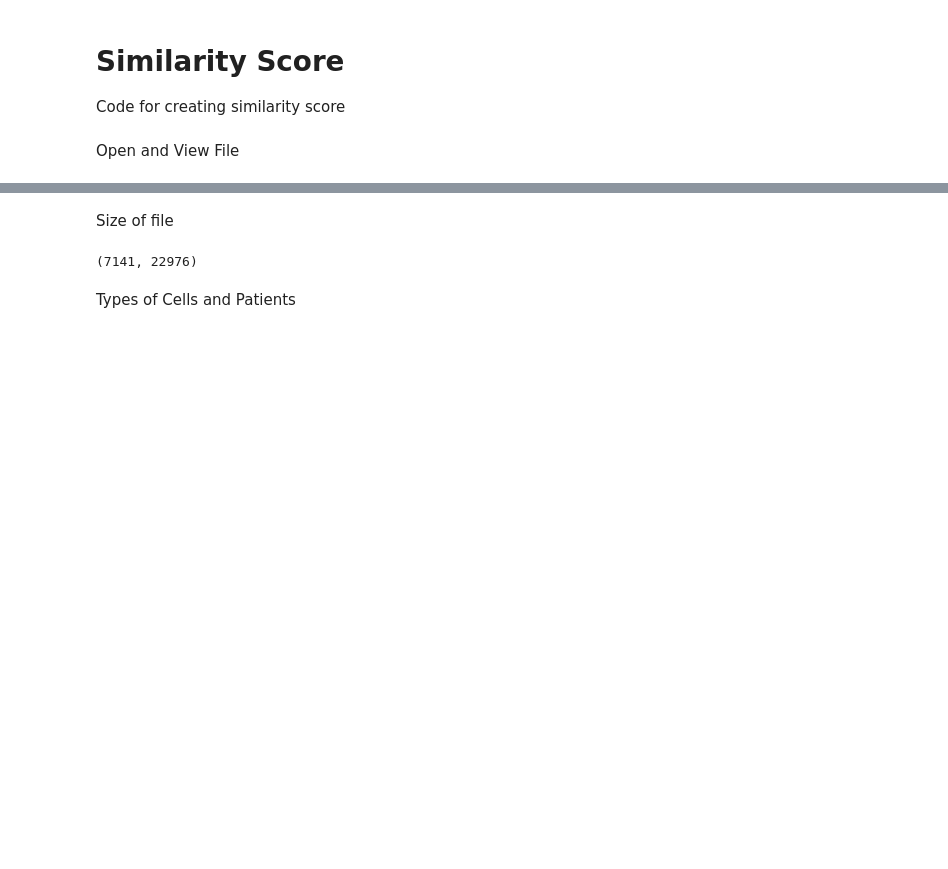
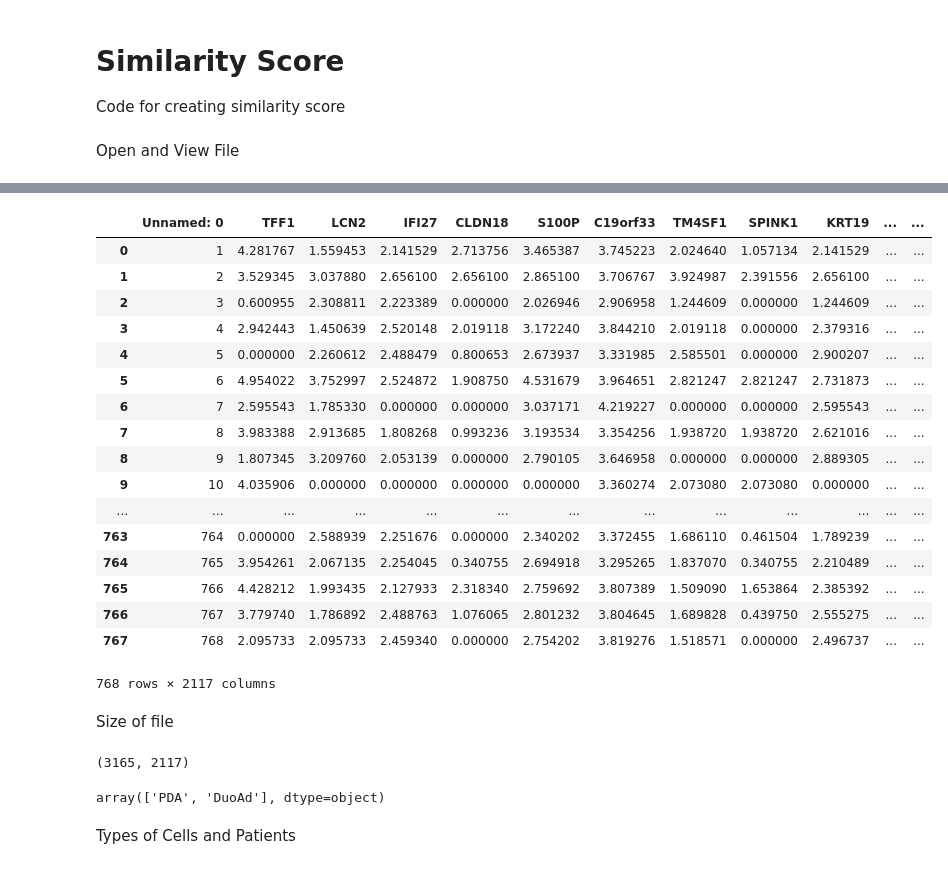
Before and after one commit to elisawarner/BIOINF590_Code, a Jupyter notebook: Elisa_Similarity_Score.ipynb, the cells around one changed output, grey strips where cells are left out. Cells and saved outputs as stored; diff of their text form; code cells hidden in the pictures; blank space fills up the shorter version.

```diff
--- a/Elisa_Similarity_Score.ipynb
+++ b/Elisa_Similarity_Score.ipynb
@@ -19,0 +9,3 @@ data.head()
+# %%
+data_epithelial = pd.read_csv('gene_filtered_matrices_no_batch/bioinf590_project_epithelial_filt.csv')
+data_epithelial
@@ -20,9 +20,34 @@ data.head()
+# %%
+data_epithelial[data_epithelial['Patient_ID'] == 181429]
+# %% [output]
+|  | Unnamed: 0 | TFF1 | LCN2 | IFI27 | CLDN18 | S100P | C19orf33 | TM4SF1 | SPINK1 | KRT19 | ... | ... |
+| 0 | 1 | 4.281767 | 1.559453 | 2.141529 | 2.713756 | 3.465387 | 3.745223 | 2.024640 | 1.057134 | 2.141529 | ... | ... |
+| 1 | 2 | 3.529345 | 3.037880 | 2.656100 | 2.656100 | 2.865100 | 3.706767 | 3.924987 | 2.391556 | 2.656100 | ... | ... |
+| 2 | 3 | 0.600955 | 2.308811 | 2.223389 | 0.000000 | 2.026946 | 2.906958 | 1.244609 | 0.000000 | 1.244609 | ... | ... |
+| 3 | 4 | 2.942443 | 1.450639 | 2.520148 | 2.019118 | 3.172240 | 3.844210 | 2.019118 | 0.000000 | 2.379316 | ... | ... |
+| 4 | 5 | 0.000000 | 2.260612 | 2.488479 | 0.800653 | 2.673937 | 3.331985 | 2.585501 | 0.000000 | 2.900207 | ... | ... |
+| 5 | 6 | 4.954022 | 3.752997 | 2.524872 | 1.908750 | 4.531679 | 3.964651 | 2.821247 | 2.821247 | 2.731873 | ... | ... |
+| 6 | 7 | 2.595543 | 1.785330 | 0.000000 | 0.000000 | 3.037171 | 4.219227 | 0.000000 | 0.000000 | 2.595543 | ... | ... |
+| 7 | 8 | 3.983388 | 2.913685 | 1.808268 | 0.993236 | 3.193534 | 3.354256 | 1.938720 | 1.938720 | 2.621016 | ... | ... |
+| 8 | 9 | 1.807345 | 3.209760 | 2.053139 | 0.000000 | 2.790105 | 3.646958 | 0.000000 | 0.000000 | 2.889305 | ... | ... |
+| 9 | 10 | 4.035906 | 0.000000 | 0.000000 | 0.000000 | 0.000000 | 3.360274 | 2.073080 | 2.073080 | 0.000000 | ... | ... |
+| ... | ... | ... | ... | ... | ... | ... | ... | ... | ... | ... | ... | ... |
+| 763 | 764 | 0.000000 | 2.588939 | 2.251676 | 0.000000 | 2.340202 | 3.372455 | 1.686110 | 0.461504 | 1.789239 | ... | ... |
+| 764 | 765 | 3.954261 | 2.067135 | 2.254045 | 0.340755 | 2.694918 | 3.295265 | 1.837070 | 0.340755 | 2.210489 | ... | ... |
+| 765 | 766 | 4.428212 | 1.993435 | 2.127933 | 2.318340 | 2.759692 | 3.807389 | 1.509090 | 1.653864 | 2.385392 | ... | ... |
+| 766 | 767 | 3.779740 | 1.786892 | 2.488763 | 1.076065 | 2.801232 | 3.804645 | 1.689828 | 0.439750 | 2.555275 | ... | ... |
+| 767 | 768 | 2.095733 | 2.095733 | 2.459340 | 0.000000 | 2.754202 | 3.819276 | 1.518571 | 0.000000 | 2.496737 | ... | ... |
+768 rows × 2117 columns
 # %% [markdown]
 Size of file
 # %%
-data.shape
+data_epithelial.shape
 # %% [output]
-(7141, 22976)
+(3165, 2117)
+# %%
+data_epithelial['State'].unique()
+# %% [output]
+array(['PDA', 'DuoAd'], dtype=object)
 # %% [markdown]
 Types of Cells and Patients
 # %%
```
Also changed, not shown: parts of 20 cells of this notebook.
